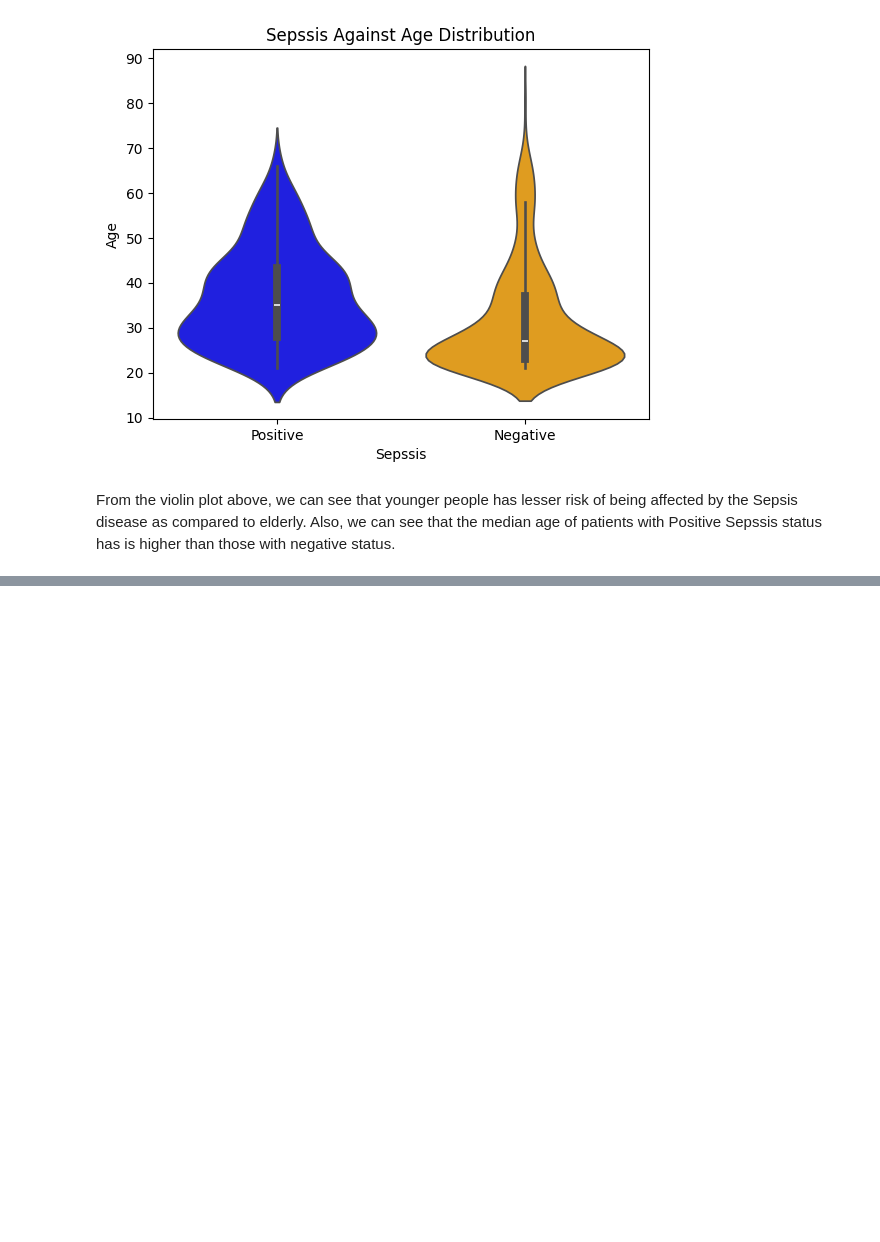
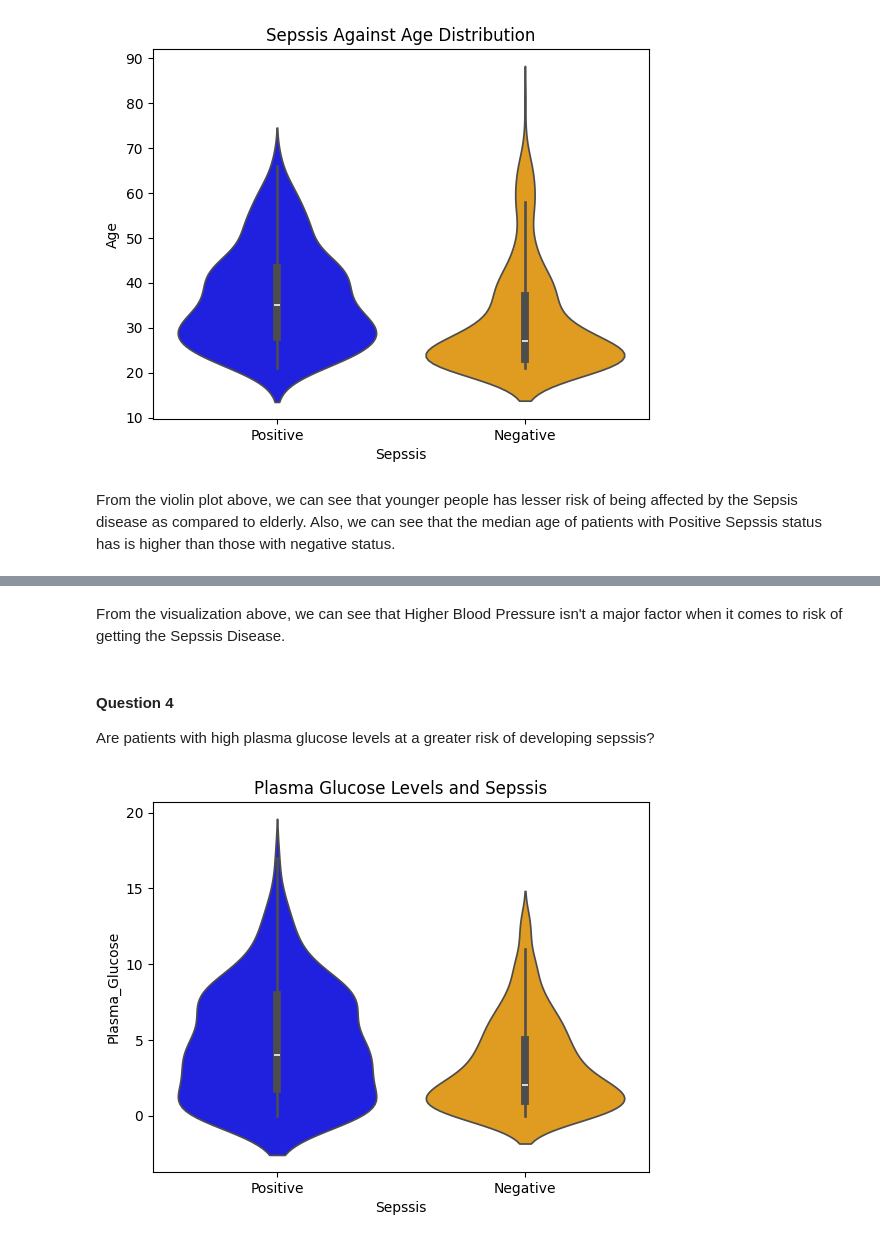
Before and after one commit to adubrightkwartengsnr/P5-Sepsis-Prediction-Embedding-Machine-Learning-Model-In-API, a Jupyter notebook: dev/sepsis_prediction.ipynb, the cells around one changed output, grey strips where cells are left out. Drawn from its saved outputs; the diff is of its cells as text; code cells hidden in the pictures; blank space fills up the shorter version.

```diff
--- a/dev/sepsis_prediction.ipynb
+++ b/dev/sepsis_prediction.ipynb
@@ -349,0 +379,13 @@ From the violin plot above, we can see that younger people has lesser risk of be
+# %% [markdown]
+From the visualization above, we can see that Higher Blood Pressure isn't a major factor when it comes to risk of getting the Sepssis Disease.
+# %% [markdown]
+#### Question 4
+
+Are patients with high plasma glucose levels at a greater risk of developing sepssis?
+# %%
+
+sns.violinplot(df,y="Plasma_Glucose",x="Sepssis",palette=custom_palette)
+plt.title("Plasma Glucose Levels and Sepssis")
+plt.show()
+# %% [output]
+[figure, added]
```
Also changed, not shown: parts of 33 cells of this notebook.
